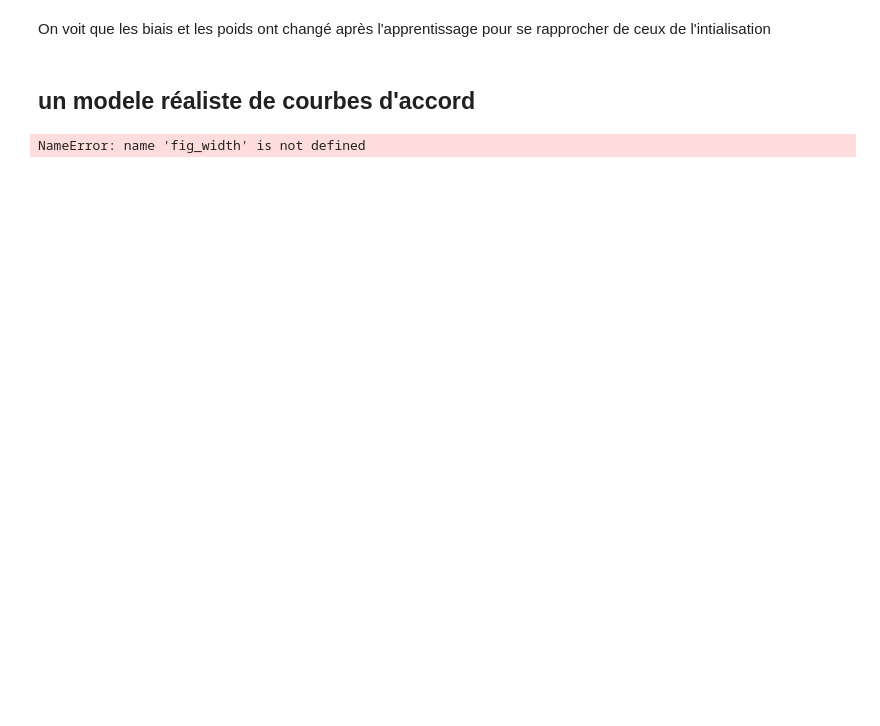
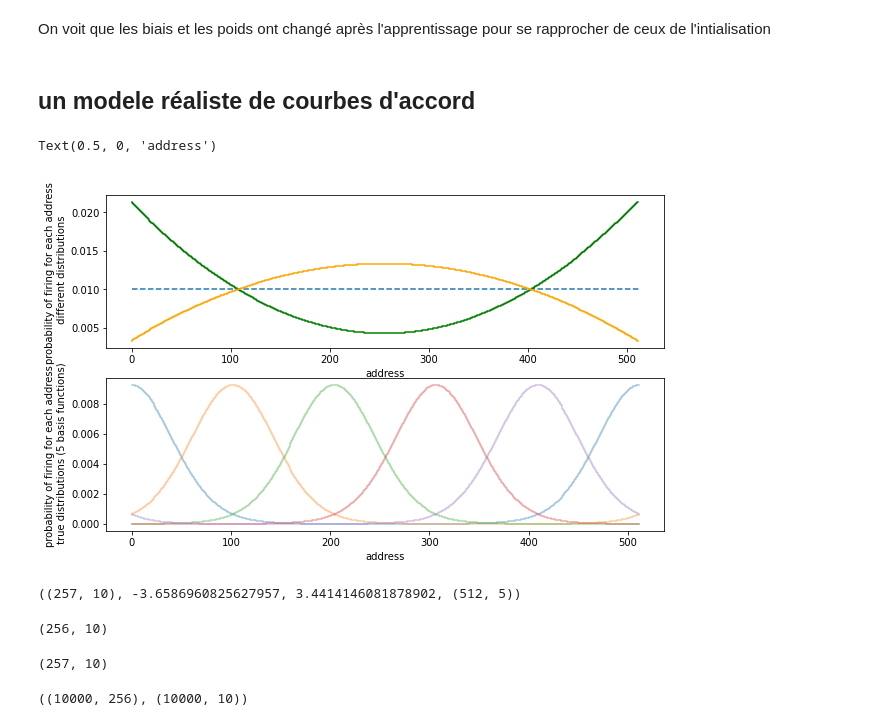
Before and after one commit to camillebesnainou/2022-01-10-polychrony, a Jupyter notebook: 2022-01-24-logistic-regression.ipynb, the cells around one changed output. Cells and saved outputs as stored; diff of their text form; code cells hidden in the pictures; blank space fills up the shorter version.

```diff
--- a/2022-01-24-logistic-regression.ipynb
+++ b/2022-01-24-logistic-regression.ipynb
@@ -316,6 +319,8 @@ On voit que les biais et les poids ont changé après l'apprentissage pour se ra
 # %% [markdown]
 ## un modele réaliste de courbes d'accord
 # %%
+fig_width = 10
+phi = np.sqrt(5)/2 + 1/2
 N_trials = 2**11 # number of trials
 p1 = .01 # average firing probability
 N = 2**9 # number of addresses
@@ -324,36 +329,42 @@ sigma = .51 # bandwidth
 
 p2 = 1. - .75*np.linspace(-1, 1, N, endpoint=True)**2
 p2 /= p2.mean()
 p2 *= p1
 p3 = 1. + 4.*np.linspace(-1, 1, N, endpoint=True)**2
 p3 /= p3.mean()
 p3 *= p1
 p = np.vstack((p1*np.ones(N), p2, p3)).T
 
 # a simple circular function to generate patterns
-def von_mises(j, N, sigma, p1):
+def von_mises(j, N, sigma):
     p = np.exp( np.cos(2*np.pi* (np.linspace(0, 1, N, endpoint=False) -j/N)) / sigma**2)
-    p /= p.mean()/p1
+    p /= p.sum()
     return p
 
-def stack(K, N, sigma, p1):
+def stack(K, N, sigma):
     p = np.zeros((N, K))
     for k in range(K):
-        p[:, k] = von_mises(k*N/K, N, sigma, p1)
+        p[:, k] = von_mises(k*N/K, N, sigma)
     return p
-p_true = stack(K, N, sigma, p1)
+
+p_true = stack(K, N, sigma)
 
 N_hyp = p_true.shape[-1]
 fig, ax = plt.subplots(2, 1, figsize=(fig_width, fig_width/phi))
 #ax[0].step(np.arange(N), b.mean(axis=0), label='firing rate for each address')
 ax[0].step(np.arange(N), p3, color = 'green', label = 'p3')
 ax[0].step(np.arange(N), p2, color = 'orange', label = 'p2')
 ax[0].hlines(p1, 0, N, linestyles='--', label='p1')
 ax[0].set_xlabel('address')
 ax[0].set_ylabel('probability of firing for each address \n different distributions')
 for i_test in range(N_hyp):
     ax[1].step(np.arange(N), p_true[:, i_test], alpha=.4)
 ax[1].set_ylabel('probability of firing for each address \n true distributions (5 basis functions)')
 ax[1].set_xlabel('address')
 # %% [output]
-NameError: name 'fig_width' is not defined
+Text(0.5, 0, 'address')
+[figure, added]
+# %%
+W.shape, W.min(), W.max(), p_true.shape
+# %% [output]
+((257, 10), -3.6586960825627957, 3.4414146081878902, (512, 5))
@@ -359,0 +381,4 @@ NameError: name 'fig_width' is not defined
+# %%
+p_true.shape
+# %% [output]
+(256, 10)
@@ -359,0 +387,4 @@ NameError: name 'fig_width' is not defined
+# %%
+p_true.shape
+# %% [output]
+(257, 10)
@@ -359,0 +395,4 @@ NameError: name 'fig_width' is not defined
+# %%
+X.shape, y.shape
+# %% [output]
+((10000, 256), (10000, 10))
```
Also changed, not shown: parts of 19 cells of this notebook.
